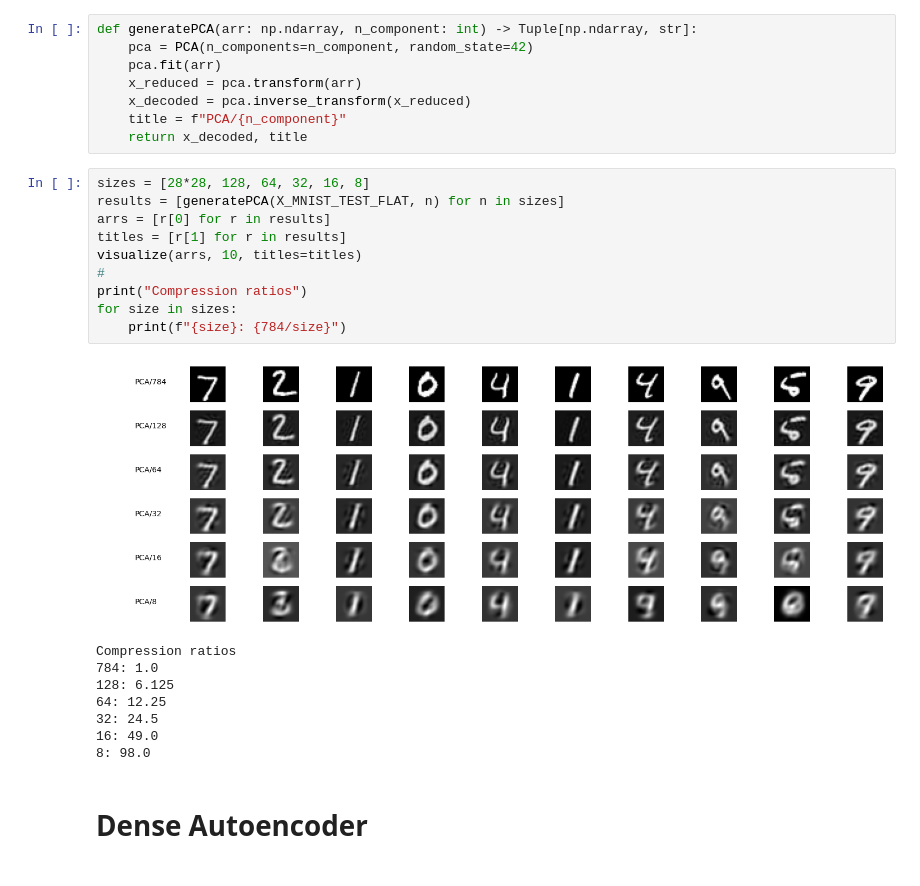
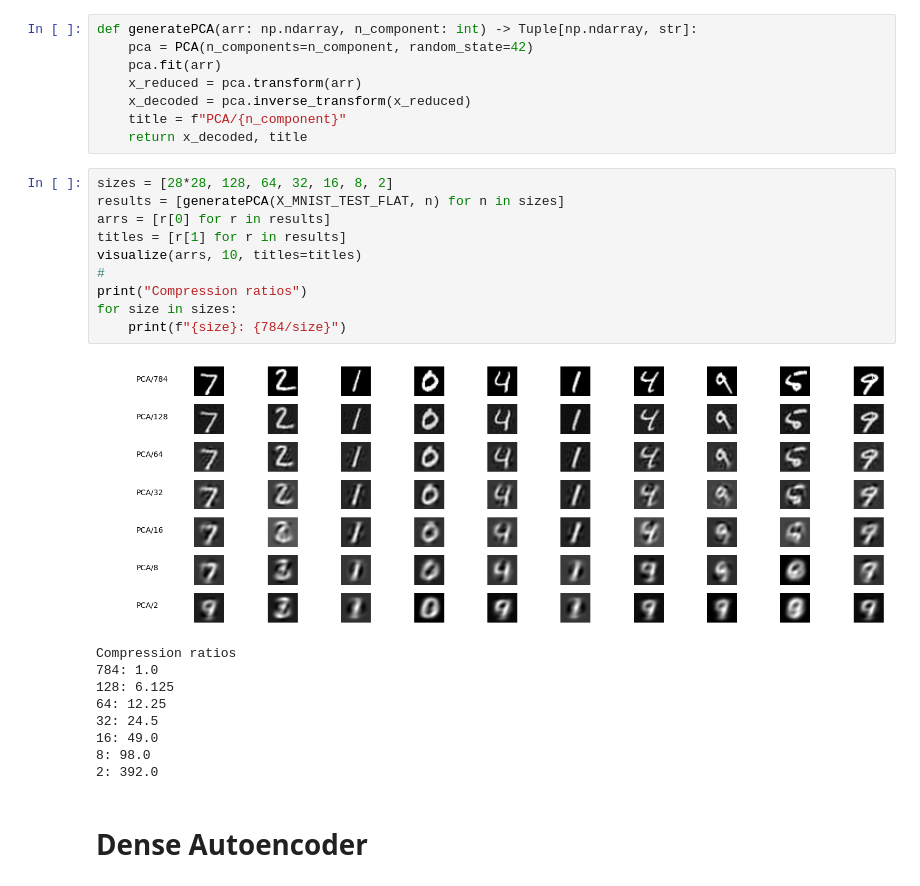
Before and after one commit to joseph-hellerstein/pixel_proficiency, a Jupyter notebook: notebooks/Pixel_Proficiency_4_self-supervised-autoencoders.ipynb, the cells around one changed output. Drawn from its saved outputs; the diff is of its cells as text.

```diff
--- a/notebooks/Pixel_Proficiency_4_self-supervised-autoencoders.ipynb
+++ b/notebooks/Pixel_Proficiency_4_self-supervised-autoencoders.ipynb
@@ -884,17 +966,17 @@ def generatePCA(arr: np.ndarray, n_component: int) -> Tuple[np.ndarray, str]:
     title = f"PCA/{n_component}"
     return x_decoded, title
 # %%
-sizes = [28*28, 128, 64, 32, 16, 8]
+sizes = [28*28, 128, 64, 32, 16, 8, 2]
 results = [generatePCA(X_MNIST_TEST_FLAT, n) for n in sizes]
 arrs = [r[0] for r in results]
 titles = [r[1] for r in results]
 visualize(arrs, 10, titles=titles)
 #
 print("Compression ratios")
 for size in sizes:
     print(f"{size}: {784/size}")
 # %% [output]
-[figure, old version]
+[figure, new version]
 Compression ratios
 784: 1.0
 128: 6.125
@@ -902,5 +984,6 @@ Compression ratios
 32: 24.5
 16: 49.0
 8: 98.0
+2: 392.0
 # %% [markdown]
 # Dense Autoencoder
```
Also changed, not shown: parts of 29 cells of this notebook, 7 other files.
